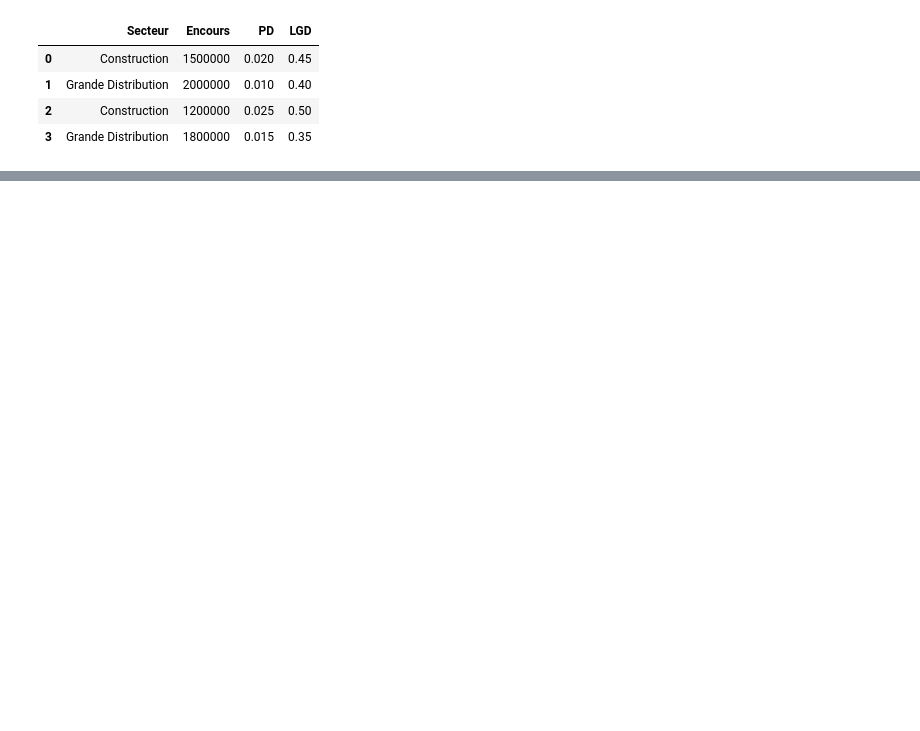
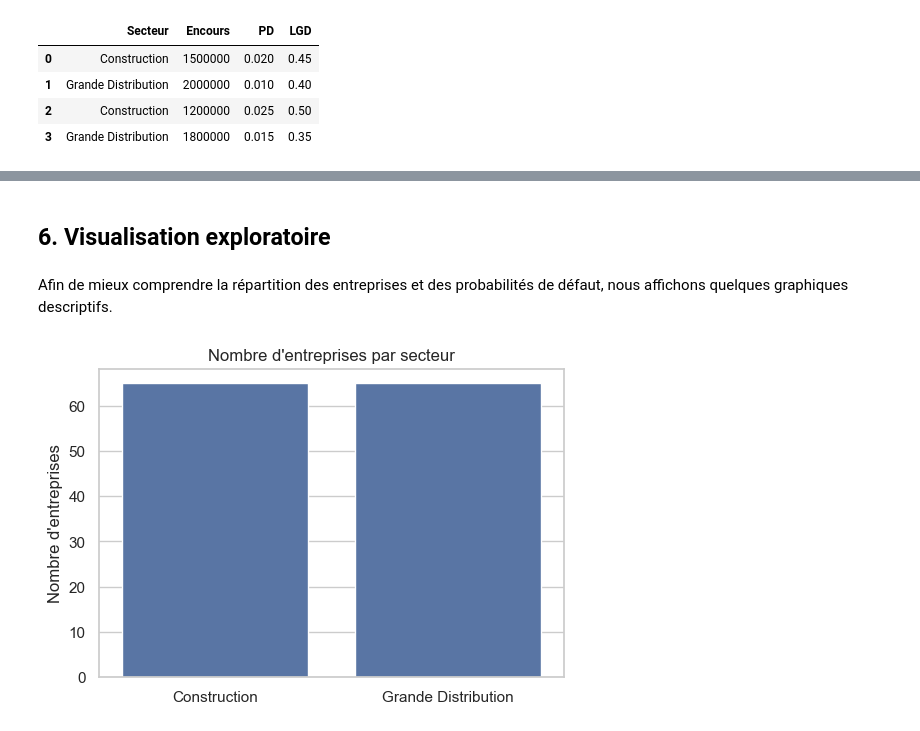
Before and after one commit to CALAIN1/stress-test-global-risk, a Jupyter notebook: stress_test_global_risk_FINAL.ipynb, the cells around one changed output, grey strips where cells are left out. Drawn from its saved outputs; the diff is of its cells as text; code cells hidden in the pictures; blank space fills up the shorter version.

```diff
--- a/stress_test_global_risk_FINAL.ipynb
+++ b/stress_test_global_risk_FINAL.ipynb
@@ -104,0 +174,13 @@ df.head()
+# %% [markdown]
+## 6. Visualisation exploratoire
+# %% [markdown]
+Afin de mieux comprendre la répartition des entreprises et des probabilités de défaut, nous affichons quelques graphiques descriptifs.
+# %%
+plt.figure(figsize=(6, 4))
+sns.countplot(data=df, x='Secteur')
+plt.title("Nombre d'entreprises par secteur")
+plt.xlabel("")
+plt.ylabel("Nombre d'entreprises")
+plt.show()
+# %% [output]
+[figure, added]
```
Also changed, not shown: parts of 35 cells of this notebook.
